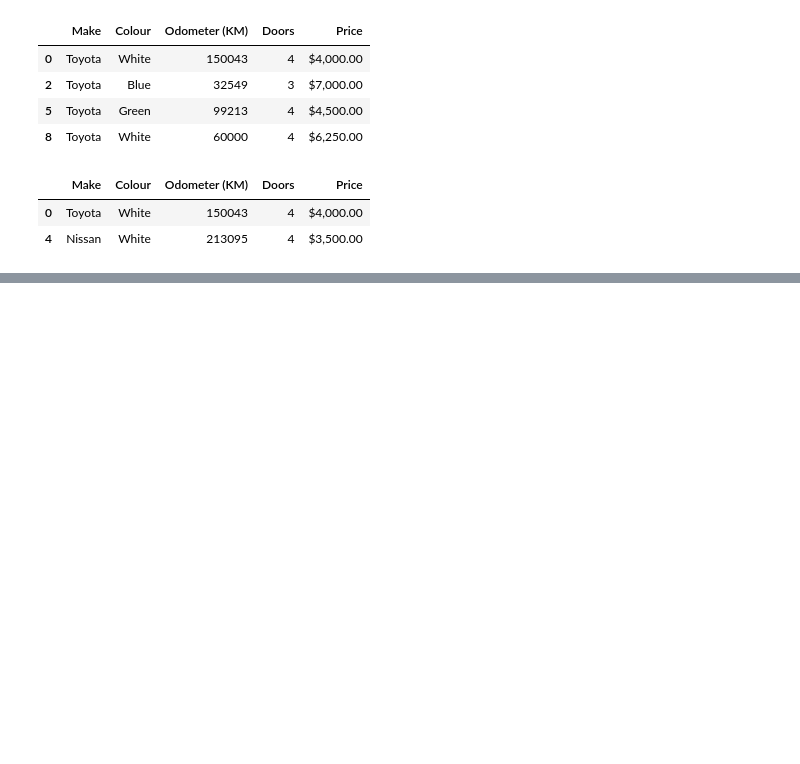
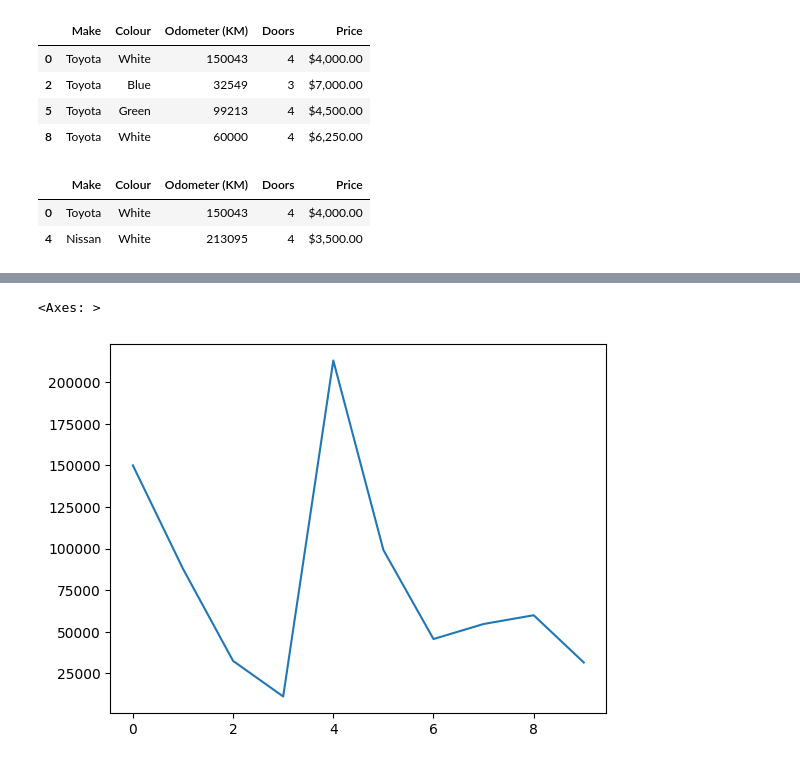
Before and after one commit to Jade-Jones-dev/ai_machine_learning, a Jupyter notebook: weeks_7_8/tutorials/zero-to-mastery-ml/project_1.ipynb, the cells around one changed output, grey strips where cells are left out. Saved outputs shown, nothing was run; the diff lists cells and outputs as text; code cells hidden in the pictures; blank space fills up the shorter version.

```diff
--- a/weeks_7_8/tutorials/zero-to-mastery-ml/project_1.ipynb
+++ b/weeks_7_8/tutorials/zero-to-mastery-ml/project_1.ipynb
@@ -286,0 +310,5 @@ car_sales[car_sales["Odometer (KM)"] > 100000]
+# %%
+car_sales["Odometer (KM)"].plot()
+# %% [output]
+<Axes: >
+[figure, added]
```
Also changed, not shown: parts of 8 cells of this notebook.
